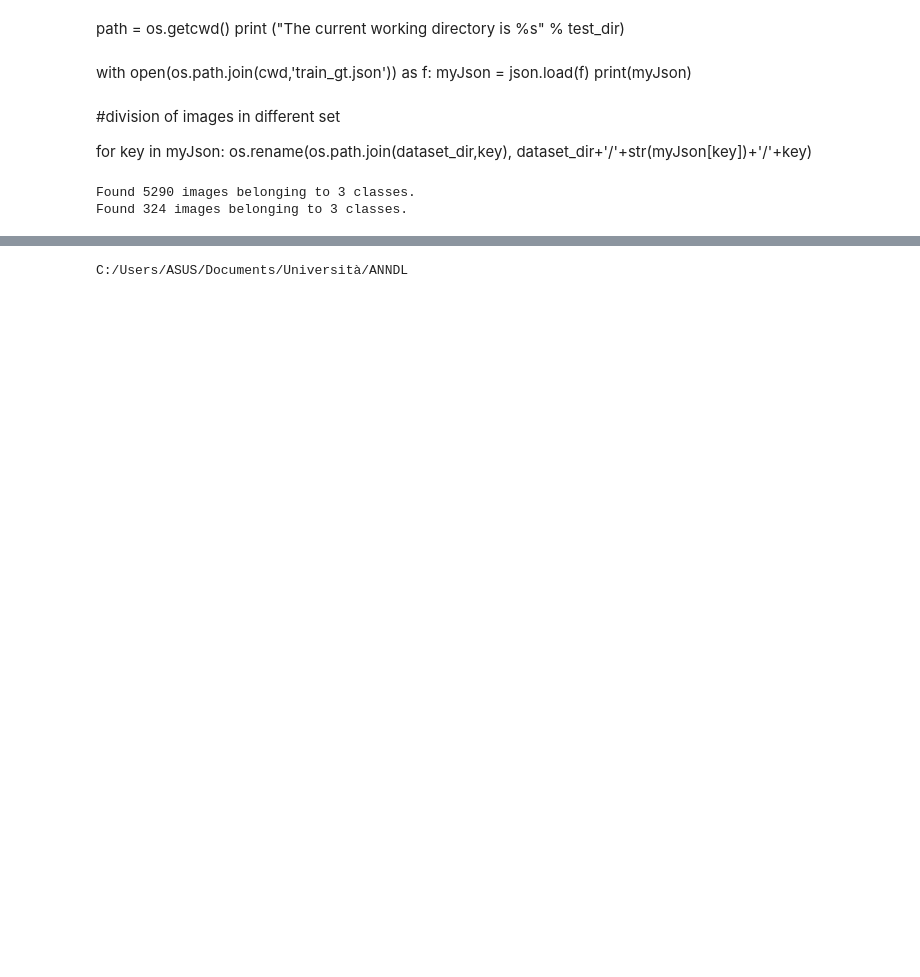
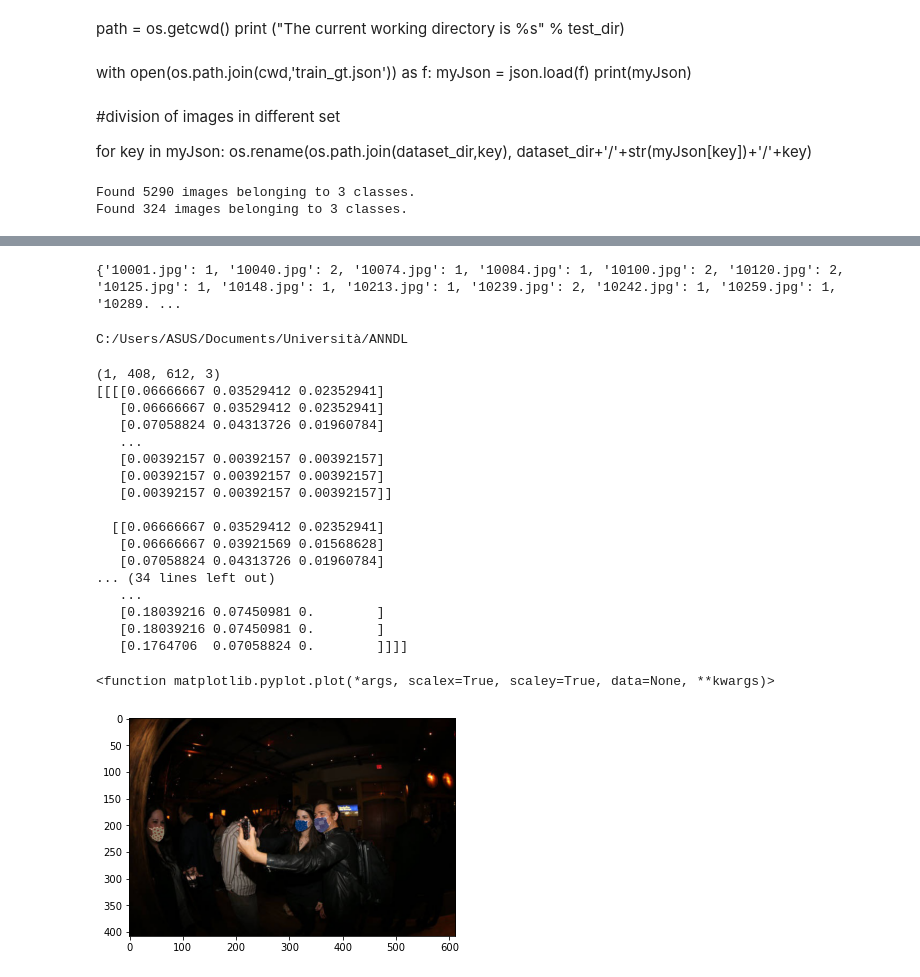
Before and after one commit to tizianofucci/A2NDLKaggle, a Jupyter notebook: HomeworkImages.ipynb, the cells around one changed output, grey strips where cells are left out. Cells and saved outputs as stored; diff of their text form; code cells hidden in the pictures; blank space fills up the shorter version.

```diff
--- a/HomeworkImages.ipynb
+++ b/HomeworkImages.ipynb
@@ -204,7 +204,7 @@ callbacks.append(tb_callback)
 # --------------
 early_stop = True
 if early_stop:
-    es_callback = tf.keras.callbacks.EarlyStopping(monitor='val_loss', patience=3)
+    es_callback = tf.keras.callbacks.EarlyStopping(monitor='val_loss', patience=10)
     callbacks.append(es_callback)
 # %%
 model.load_weights(filepath=os.path.join(cwd,'cp.ckpt'))
@@ -248,14 +250,14 @@ for image_name in image_filenames:
     input_arr = tf.keras.preprocessing.image.img_to_array(image)
     input_arr = np.array([input_arr])  # Convert single image to a batch.
 
-    predictions = model.predict_classes(input_arr)
- #   img = Image.open(test_dir+'/'+image_name).convert('RGB')
+    predictions = model.predict_classes(input_arr*(1/255))
+    #img = Image.open(test_dir+'/'+image_name).convert('RGB')
     #img_array = np.array(img)
     #img_array = np.expand_dims(img_array, 0)
-   #data_normalization
+    #data_normalization
     #print(np.argmax(predictions, axis=1)[0] )
 
-  # prediction = argmax(softmax)   # predicted class
+    #prediction = argmax(softmax)   # predicted class
 
 
     #results[image_name] = np.argmax(predictions, axis=1) [0]
@@ -263,9 +265,43 @@ for image_name in image_filenames:
     results[image_name] = predictions[0]
 
 create_csv(results)
+print (results)
+# %% [output]
+{'10001.jpg': 1, '10040.jpg': 2, '10074.jpg': 1, '10084.jpg': 1, '10100.jpg': 2, '10120.jpg': 2, '10125.jpg': 1, '10148.jpg': 1, '10213.jpg': 1, '10239.jpg': 2, '10242.jpg': 1, '10259.jpg': 1, '10289. ...
 # %%
 model.save_weights(filepath=os.path.join(cwd,'cp.ckpt'))
 # %%
 print(cwd)
 # %% [output]
 C:/Users/ASUS/Documents/Università/ANNDL
+# %%
+image = tf.keras.preprocessing.image.load_img(test_dir+image_name,target_size=(img_h,img_w))
+input_arr = tf.keras.preprocessing.image.img_to_array(image)
+input_arr = np.array([input_arr])*1/255
+print(input_arr.shape)
+
+#augmented_img = augmented_img * 255
+print (input_arr)
+
+plt.imshow(np.uint8(input_arr*255)[0])
+plt.plot
+# %% [output]
+(1, 408, 612, 3)
+[[[[0.06666667 0.03529412 0.02352941]
+   [0.06666667 0.03529412 0.02352941]
+   [0.07058824 0.04313726 0.01960784]
+   ...
+   [0.00392157 0.00392157 0.00392157]
+   [0.00392157 0.00392157 0.00392157]
+   [0.00392157 0.00392157 0.00392157]]
+
+  [[0.06666667 0.03529412 0.02352941]
+   [0.06666667 0.03921569 0.01568628]
+   [0.07058824 0.04313726 0.01960784]
+... (34 lines left out)
+   ...
+   [0.18039216 0.07450981 0.        ]
+   [0.18039216 0.07450981 0.        ]
+   [0.1764706  0.07058824 0.        ]]]]
+<function matplotlib.pyplot.plot(*args, scalex=True, scaley=True, data=None, **kwargs)>
+[figure, added]
```
Also changed, not shown: parts of 3 cells of this notebook.
